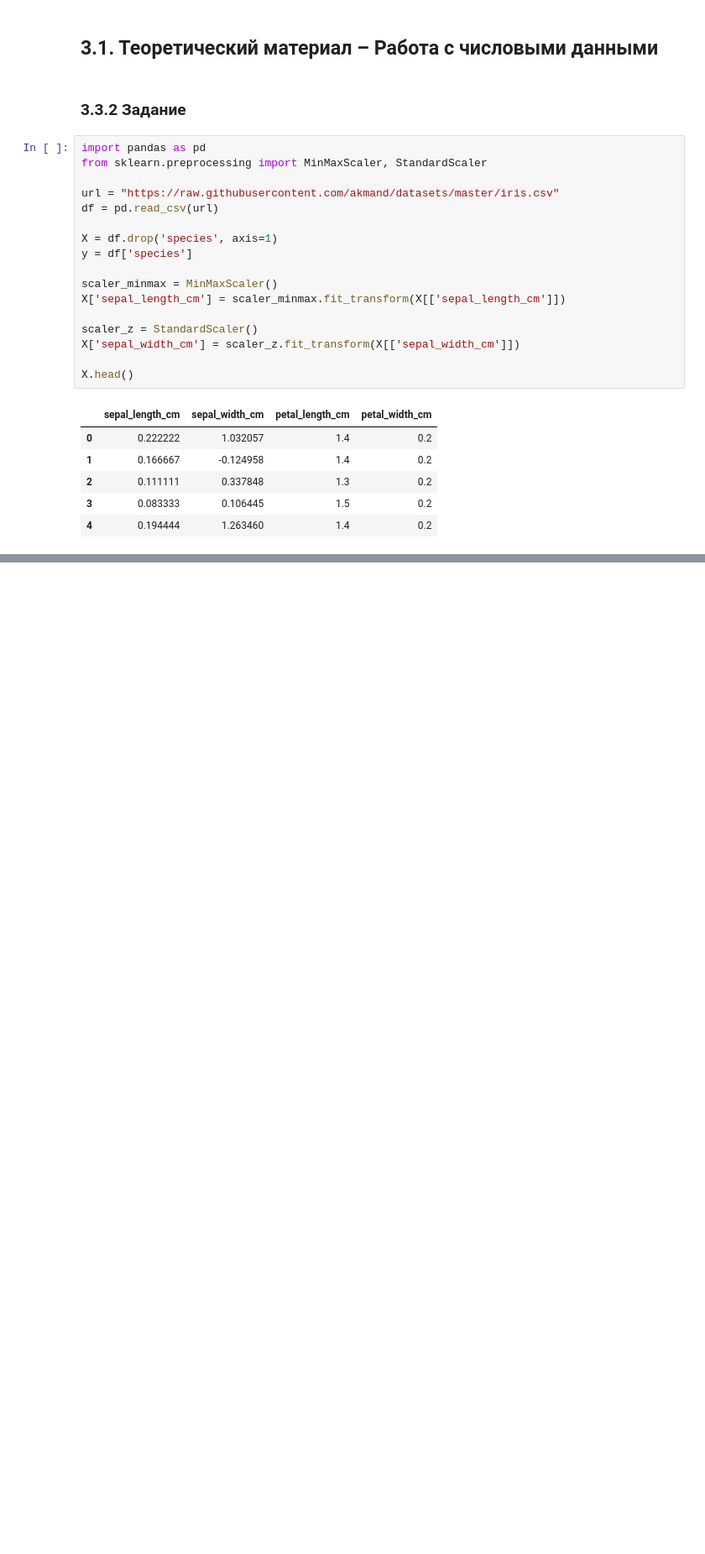
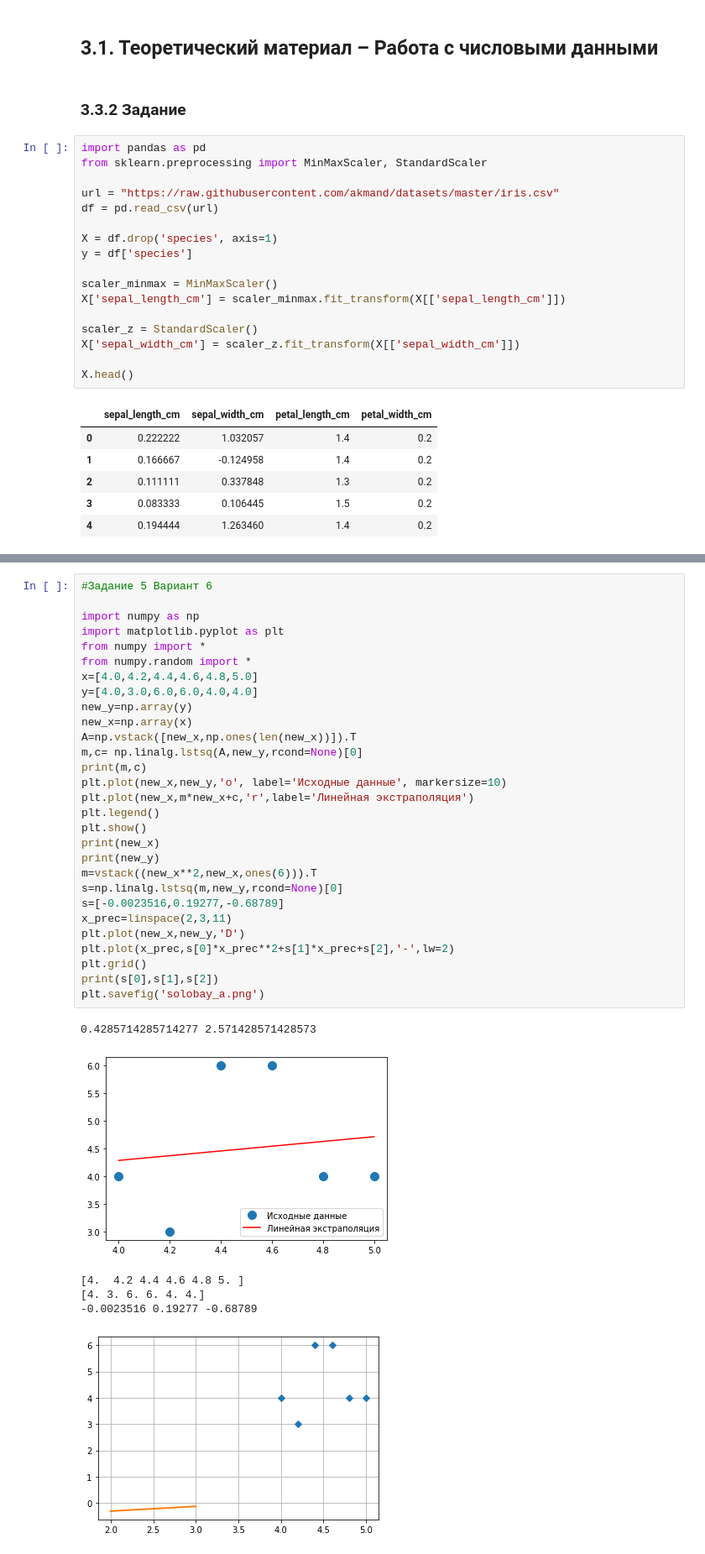
Before and after one commit to 8268826/AISemester3, a Jupyter notebook: AISemester3.ipynb, the cells around one changed output, grey strips where cells are left out. Shown at 84% size. Drawn from its saved outputs; the diff is of its cells as text; blank space fills up the shorter version.

```diff
--- a/AISemester3.ipynb
+++ b/AISemester3.ipynb
@@ -401,0 +884,36 @@ X.head()
+# %%
+#Задание 5 Вариант 6
+
+import numpy as np
+import matplotlib.pyplot as plt
+from numpy import *
+from numpy.random import *
+x=[4.0,4.2,4.4,4.6,4.8,5.0]
+y=[4.0,3.0,6.0,6.0,4.0,4.0]
+new_y=np.array(y)
+new_x=np.array(x)
+A=np.vstack([new_x,np.ones(len(new_x))]).T
+m,c= np.linalg.lstsq(A,new_y,rcond=None)[0]
+print(m,c)
+plt.plot(new_x,new_y,'o', label='Исходные данные', markersize=10)
+plt.plot(new_x,m*new_x+c,'r',label='Линейная экстраполяция')
+plt.legend()
+plt.show()
+print(new_x)
+print(new_y)
+m=vstack((new_x**2,new_x,ones(6))).T
+s=np.linalg.lstsq(m,new_y,rcond=None)[0]
+s=[-0.0023516,0.19277,-0.68789]
+x_prec=linspace(2,3,11)
+plt.plot(new_x,new_y,'D')
+plt.plot(x_prec,s[0]*x_prec**2+s[1]*x_prec+s[2],'-',lw=2)
+plt.grid()
+print(s[0],s[1],s[2])
+plt.savefig('solobay_a.png')
+# %% [output]
+0.4285714285714277 2.571428571428573
+[figure, added]
+[4.  4.2 4.4 4.6 4.8 5. ]
+[4. 3. 6. 6. 4. 4.]
+-0.0023516 0.19277 -0.68789
+[figure, added]
```
Also changed, not shown: parts of 26 cells of this notebook.
